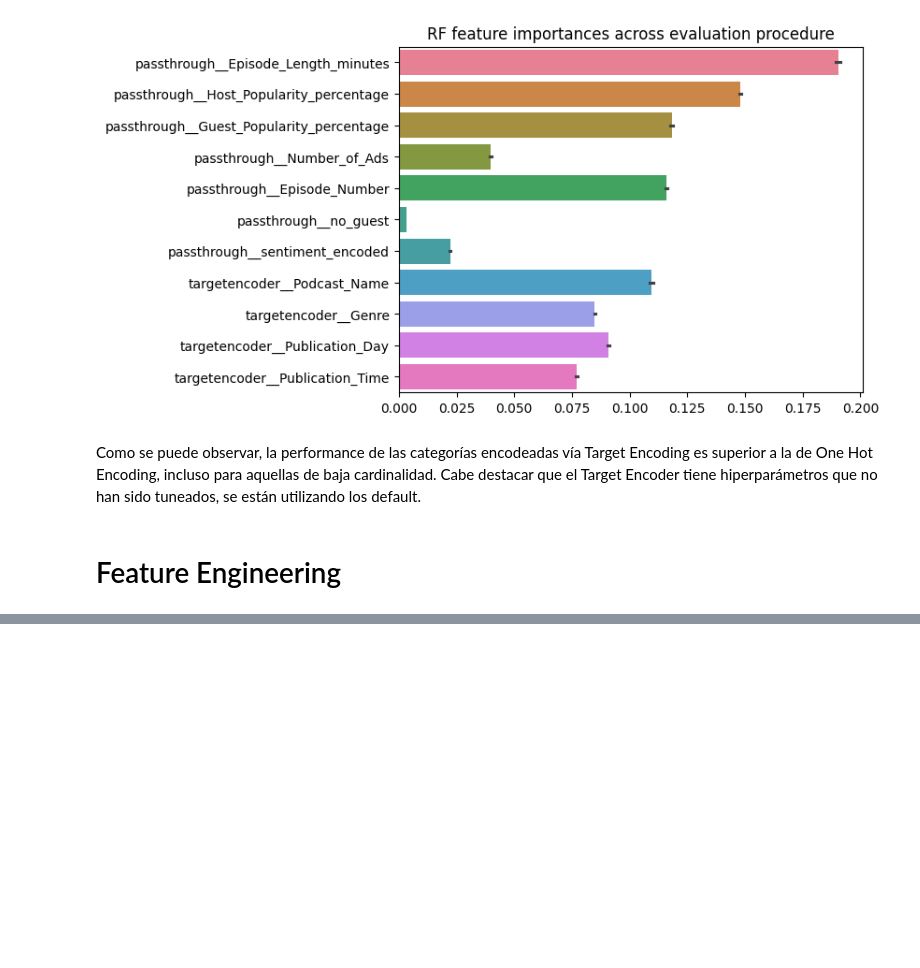
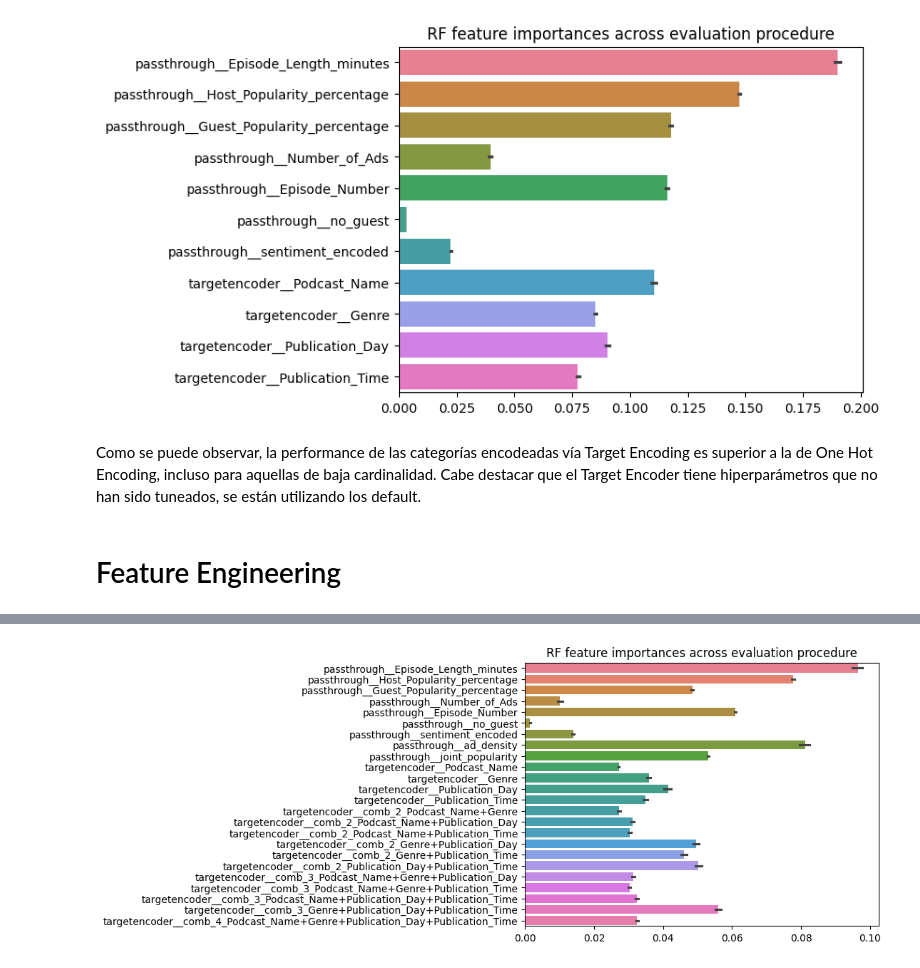
Before and after one commit to Javier-Etcheto/AprMaqI, a Jupyter notebook: 2-Modelling.ipynb, the cells around one changed output, grey strips where cells are left out. Saved outputs shown, nothing was run; the diff lists cells and outputs as text; code cells hidden in the pictures; blank space fills up the shorter version.

Commit message:
Feature engineering mostly done, WIP model selection

```diff
--- a/2-Modelling.ipynb
+++ b/2-Modelling.ipynb
@@ -327,0 +322,14 @@ Como se puede observar, la performance de las categorías encodeadas vía Target
+# %%
+# cantidad media de ads por minuto
+X['ad_density'] = X['Number_of_Ads'] / X['Episode_Length_minutes']
+
+# popularidad sumada de Host y Guest
+X['joint_popularity'] = X['Host_Popularity_percentage'] + X['Guest_Popularity_percentage']
+
+# como son pocas categóricas, se pueden hacer combinaciones y luego encodearlas por algún tipo de target encoding
+for n in range(2,len(cat_cols)+1):
+    for cols in combinations(cat_cols,n):
+        cols_list = list(cols) # pandas gets angry if they're tuples instead of lists
+        X[f"comb_{n}_"+"+".join(cols)] = X[cols_list].apply(lambda s: '-'.join(s), axis=1)
+# %%
+comb_cols = X.columns[X.columns.str.startswith('comb_')].tolist()
@@ -327,0 +359,14 @@ Como se puede observar, la performance de las categorías encodeadas vía Target
+# %%
+res_fe_rel, models_fe_rel = cv_model(
+    lambda : make_pipeline(
+        make_column_transformer(
+            ('passthrough',X.columns[X.dtypes != 'object']),
+            (TargetEncoder(target_type='continuous', random_state=42), cat_cols+comb_cols),
+            sparse_threshold=0,
+            n_jobs=-1
+        ),
+        RandomForestRegressor(n_jobs=-1)
+    ),
+    X=X,
+    is_rel=True
+)
@@ -327,0 +384,4 @@ Como se puede observar, la performance de las categorías encodeadas vía Target
+# %%
+rf_importance(models_fe_rel, models_fe_rel[0][-2].get_feature_names_out())
+# %% [output]
+[figure, added]
```
Also changed, not shown: parts of 22 cells of this notebook, 2 other files.
